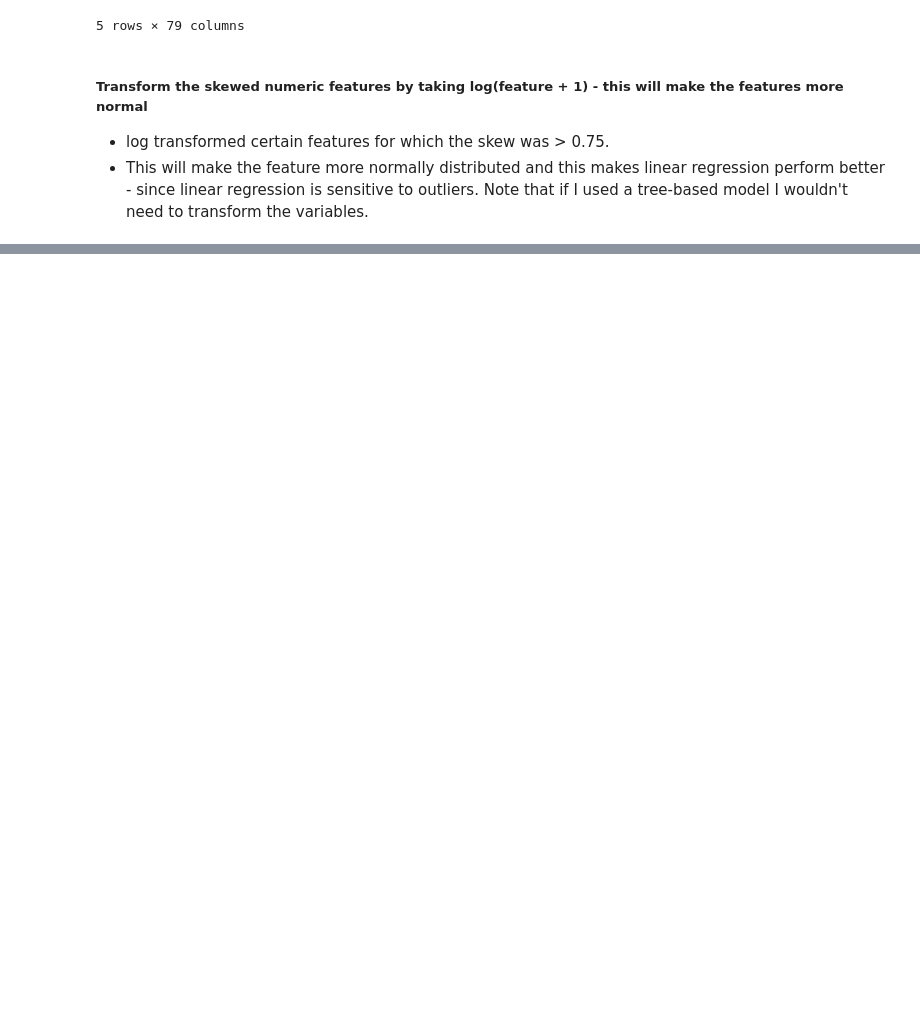
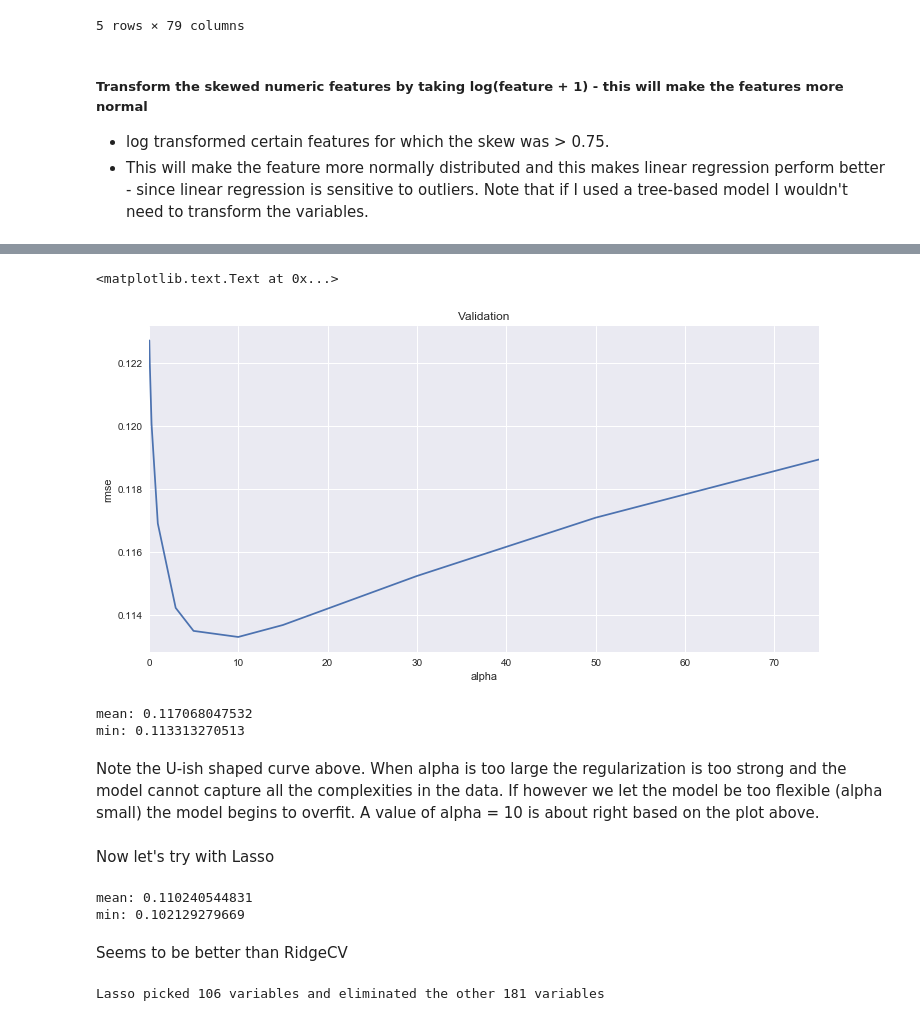
Before and after one commit to Jeeva-Ganesan/HousePricePrediction, a Jupyter notebook: HousePricePrediction.ipynb, the cells around one changed output, grey strips where cells are left out. Drawn from its saved outputs; the diff is of its cells as text; code cells hidden in the pictures; blank space fills up the shorter version.

Commit message:
Done with Model
Done some stack modelling and submitted the solution as well.

```diff
--- a/HousePricePrediction.ipynb
+++ b/HousePricePrediction.ipynb
@@ -123,3 +126,28 @@ from sklearn.model_selection import cross_val_score
 def rmse_cv(model):
     rmse= np.sqrt(-cross_val_score(model, X_train, y, scoring="neg_mean_squared_error", cv = 5))
     return(rmse)
+# %%
+model_ridge = Ridge()
+alphas = [0.05, 0.1, 0.3, 1, 3, 5, 10, 15, 30, 50, 75]
+cv_ridge = [rmse_cv(Ridge(alpha = alpha)).mean()
+            for alpha in alphas]
+# %%
+#Creating a pd series with index as alphas used above and the value as the output of rmse function obtained above.
+cv_ridge = pd.Series(cv_ridge, index = alphas)
+cv_ridge.plot(title = "Validation")
+plt.xlabel("alpha")
+plt.ylabel("rmse")
+# %% [output]
+<matplotlib.text.Text at 0x...>
+[figure, added]
+# %%
+#Finding mean error and minimum error of this model (using ridge)
+print "mean: " + str(cv_ridge.mean())
+print "min: " + str(cv_ridge.min())
+# %% [output]
+mean: 0.117068047532
+min: 0.113313270513
+# %% [markdown]
+Note the U-ish shaped curve above. When alpha is too large the regularization is too strong and the model cannot capture all the complexities in the data. If however we let the model be too flexible (alpha small) the model begins to overfit. A value of alpha = 10 is about right based on the plot above.
+# %% [markdown]
+Now let's try with Lasso
@@ -125,0 +156,14 @@ def rmse_cv(model):
+# %%
+print "mean: " + str(rmse_cv(model_lasso).mean())
+print "min: " + str(rmse_cv(model_lasso).min())
+# %% [output]
+mean: 0.110240544831
+min: 0.102129279669
+# %% [markdown]
+Seems to be better than RidgeCV
+# %%
+coef = pd.Series(model_lasso.coef_, index = X_train.columns)
+print("Lasso picked " + str(sum(coef != 0)) + " variables and eliminated the other "
+      +  str(sum(coef == 0)) + " variables")
+# %% [output]
+Lasso picked 106 variables and eliminated the other 181 variables
```
Also changed, not shown: parts of 24 cells of this notebook, 3 other files.
